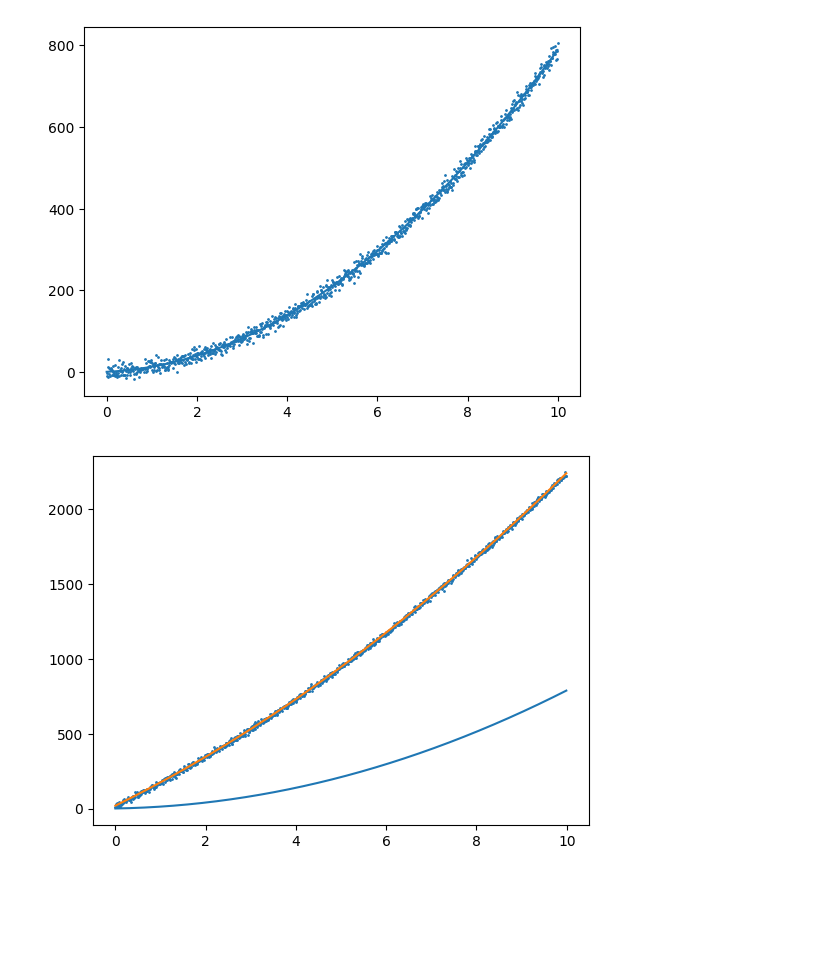
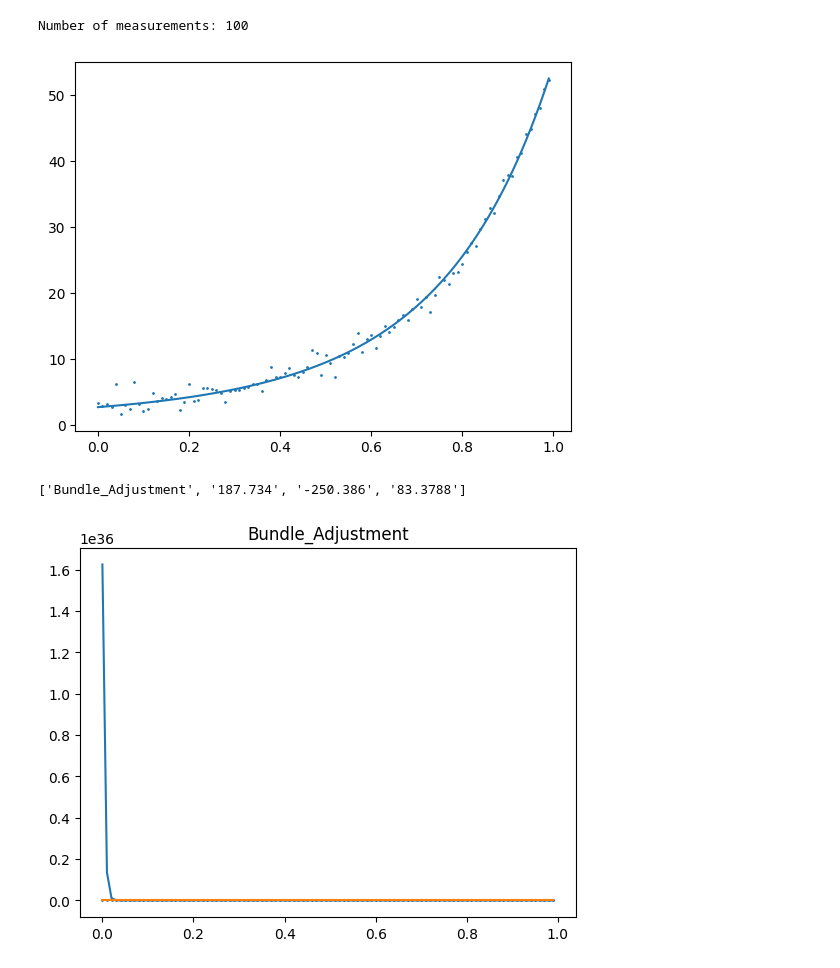
Before and after one commit to RuchchaSD/Bundle_Adjustment, a Jupyter notebook: Other/python/data_generate.ipynb, the cells around one changed output. Cells and saved outputs as stored; diff of their text form; code cells hidden in the pictures; blank space fills up the shorter version.

```diff
--- a/Other/python/data_generate.ipynb
+++ b/Other/python/data_generate.ipynb
@@ -3,57 +3,78 @@ import matplotlib.pyplot as plt
 import numpy as np
 # %%
 y = []
-x = np.arange(0,10, 0.01)
-# x = np.arange(-5,5, 0.1)
+# x = np.arange(0,10, 0.01)
+x = np.arange(0,1, 0.010)
 # x = np.arange(-50, 50, 0.1)
 z = []
 
-a = 2
-b = 5
+a = 1
+b = 2
 c = 1
 
 for i in x:
-    y_val =(np.exp(a)*(i**2) + ((b)*i) + (c))
+    y_val =np.exp((a)*(i**2) + ((b)*i) + (c))
+    # y_val = (a*(i**2) + (b*i) + c)
     y.append(y_val)
-    z.append(y_val + np.random.normal(0, 10))
+    z.append(y_val + np.random.normal(0, 1))
 
 
 # introduce outliers
-# z[60] = 250
+z[60] = 1250
 # z[149] = -3000
 # z[558] = -10000
 # z[872] = +48
 
-
+print("Number of measurements: "+ str(len(x)))
 
 plt.plot(x, y)
 plt.scatter(x, z, s=1)
 plt.show()
 # %% [output]
+Number of measurements: 100
-[figure, old version]
+[figure, new version]
 # %%
 file_path = "../data/data.csv"
 with open(file_path, "w") as file:
     for i in range(len(x)):
         file.write(f"{x[i]},{z[i]}\n")
 # %%
-file_path = "D:\University\C++\Source\Libraries\temp\withoutcmake\withoutcmake\Curve_Fitting.cpp"
+#save file into the withoutcmake project
+file_path = "D:\\University\\C++\\Source\\Libraries\\temp\\withoutcmake\\withoutcmake\\data.csv"
 with open(file_path, "w") as file:
     for i in range(len(x)):
         file.write(f"{x[i]},{z[i]}\n")
+# %%
+file_path2 = "..\data\\results.csv"
+with open(file_path2, "w") as file:
+    file.write("")
 # %%
-Y = []
-p = 2
-q = 5
-r = 1
+file_path2 = "..\data\\results.csv"
+with open(file_path2, "r") as file:
+    text = file.read();
 
-for i in x:
-    Y_val =(np.exp(p)*(i**2) + (q)*i + (r))
-    Y.append(Y_val)
+rows = text.split("\n")
+results = []
+for row in rows:
+    temp = row.split(",")
+    if(len(temp) > 1 ):
+        results.append(temp)
+for result in results:
+    print(result)
+    Y = []
+    p = np.float64(result[1])
+    q = np.float64(result[2])
+    r = np.float64(result[3])
 
-plt.plot(x, Y)
-plt.plot(x, y)
-plt.scatter(x, z, s=1)
-plt.show()
+    for i in x:
+        Y_val =np.exp((p)*(i**2) + (q)*i + (r))
+        Y.append(Y_val)
+
+    plt.title(result[0])
+    plt.plot(x, Y)
+    plt.plot(x, y)
+    plt.scatter(x, z, s=1)
+    plt.show()
 # %% [output]
+['Bundle_Adjustment', '187.734', '-250.386', '83.3788']
-[figure, old version]
+[figure, new version]
```
Also changed, not shown: 11 other files.
